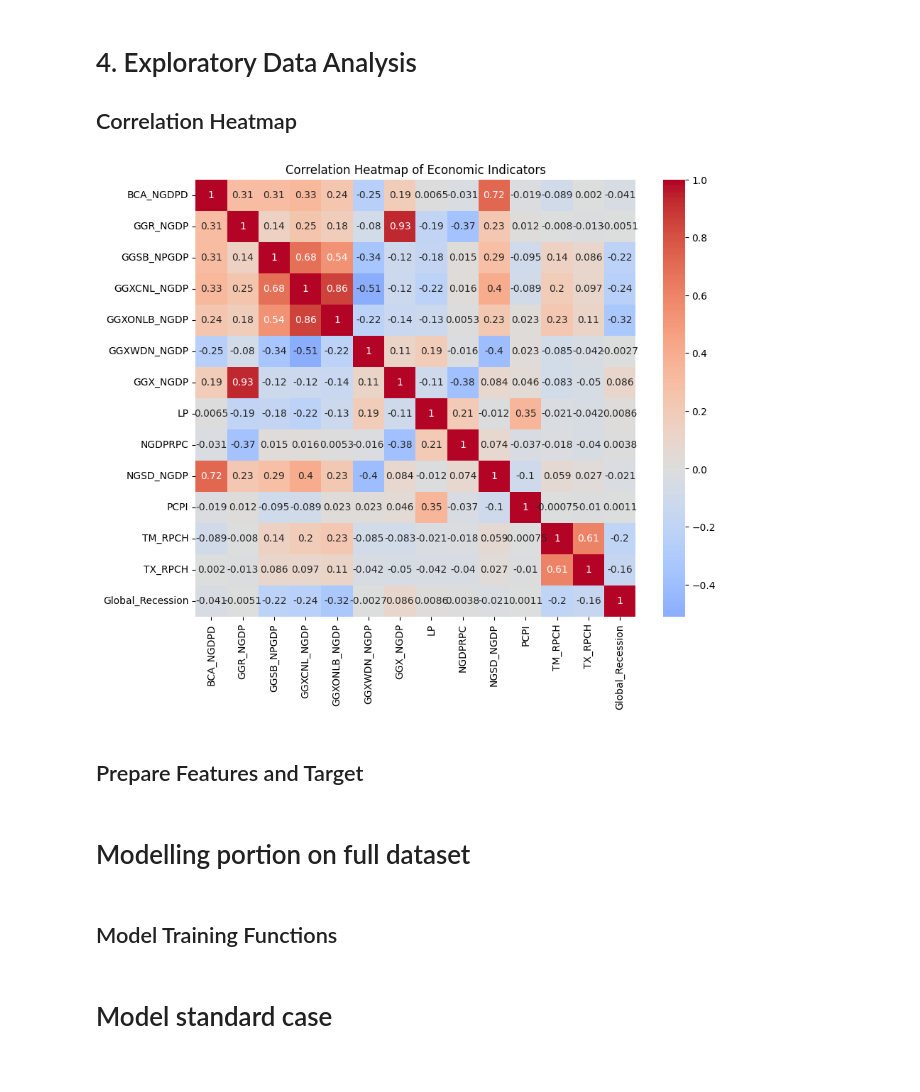
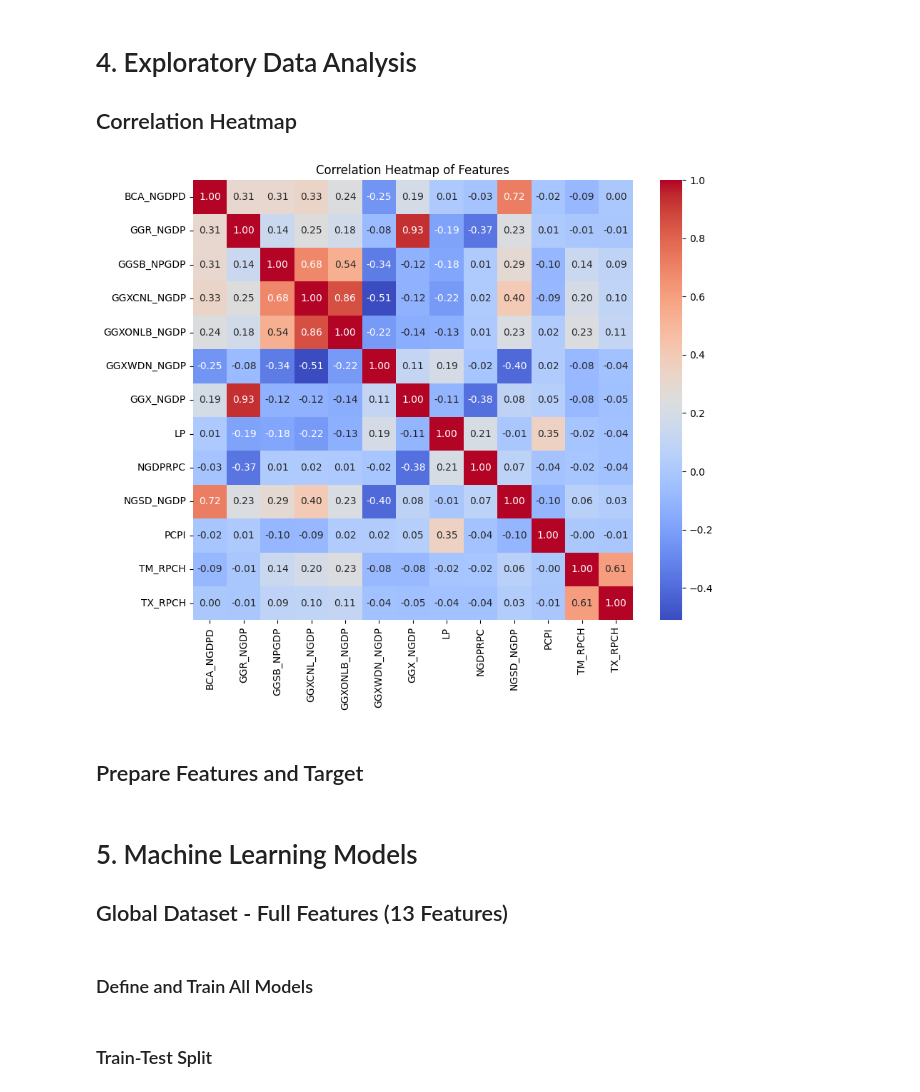
Before and after one commit to ningerdinger/Machine_Learning, a Jupyter notebook: Final_product.ipynb, the cells around one changed output. Cells and saved outputs as stored; diff of their text form; code cells hidden in the pictures.

```diff
--- a/Final_product.ipynb
+++ b/Final_product.ipynb
@@ -92,9 +82,11 @@ Length: 61, dtype: int64
 
 ## Filter to Selected Economic Indicators
 # %%
-df.drop(columns=["WEO Country Code", "ISO","Country/Series-specific Notes", "Subject Notes", "Units", "Scale", "Estimates Start After", "Subject Descriptor" ], inplace=True)
+df.drop(columns=["WEO Country Code", "ISO", "Country/Series-specific Notes", "Subject Notes",
+                 "Units", "Scale", "Estimates Start After", "Subject Descriptor"], inplace=True)
 
-codes = {"NGSD_NGDP", "NGDPRPC", "PCPI", "TM_RPCH","TX_RPCH", "LP","GGR_NGDP","GGX_NGDP","GGXCNL_NGDP","GGSB_NPGDP","GGXONLB_NGDP","GGXWDN_NGDP","BCA_NGDPD"}
+codes = {"NGSD_NGDP", "NGDPRPC", "PCPI", "TM_RPCH", "TX_RPCH", "LP", "GGR_NGDP", "GGX_NGDP",
+         "GGXCNL_NGDP", "GGSB_NPGDP", "GGXONLB_NGDP", "GGXWDN_NGDP", "BCA_NGDPD"}
 col = "WEO Subject Code"
 
 if col not in df.columns:
@@ -186,21 +170,12 @@ df_pivot
 
 ## Add Recession Target Variable
 # %%
-# Convert Year index to integer
-df_pivot.index = df_pivot.index.astype(int)
-
-# Define global recession years
 global_recession_years = [
-    1981, 1982, 1983,
-    1990, 1991, 1992, 1993,
-    2008, 2009, 2010,
-    2020, 2021
+    1975, 1980, 1981, 1982, 1991, 1992, 1993,
+    2008, 2009, 2010, 2020, 2021
 ]
 
-# Add Global_Recession column
 df_pivot["Global_Recession"] = df_pivot.index.isin(global_recession_years).astype(int)
-
-# Remove rows with any NaN values
 df_pivot = df_pivot.dropna()
 df_pivot
 # %% [output]
@@ -280,22 +255,24 @@ df_filtered
 
 ## Correlation Heatmap
 # %%
+corr = df_filtered.drop(columns=["Country", "Global_Recession"]).corr()
 plt.figure(figsize=(10, 8))
-corr = df_filtered.drop(columns=["Country"]).corr()
-sns.heatmap(corr, annot=True, cmap="coolwarm", center=0)
-plt.title("Correlation Heatmap of Economic Indicators")
+sns.heatmap(corr, annot=True, fmt=".2f", cmap="coolwarm", square=True)
+plt.title("Correlation Heatmap of Features")
 plt.show()
 # %% [output]
-[figure, old version]
+[figure, new version]
 # %% [markdown]
 ## Prepare Features and Target
 # %%
 X = df_filtered.drop(columns=["Global_Recession", "Country"])
 y = df_filtered["Global_Recession"]
 # %% [markdown]
-# Modelling portion on full dataset
+# 5. Machine Learning Models
+
+## Global Dataset - Full Features (13 Features)
 # %% [markdown]
-## Model Training Functions
+### Define and Train All Models
 # %%
 import numpy as np
 import pandas as pd
@@ -527,5 +504,5 @@ def make_predictions(models, df_predict):
     )
     return predictions
 # %% [markdown]
-# Model standard case
+### Train-Test Split
 # %%
```
Also changed, not shown: parts of 32 cells of this notebook.
